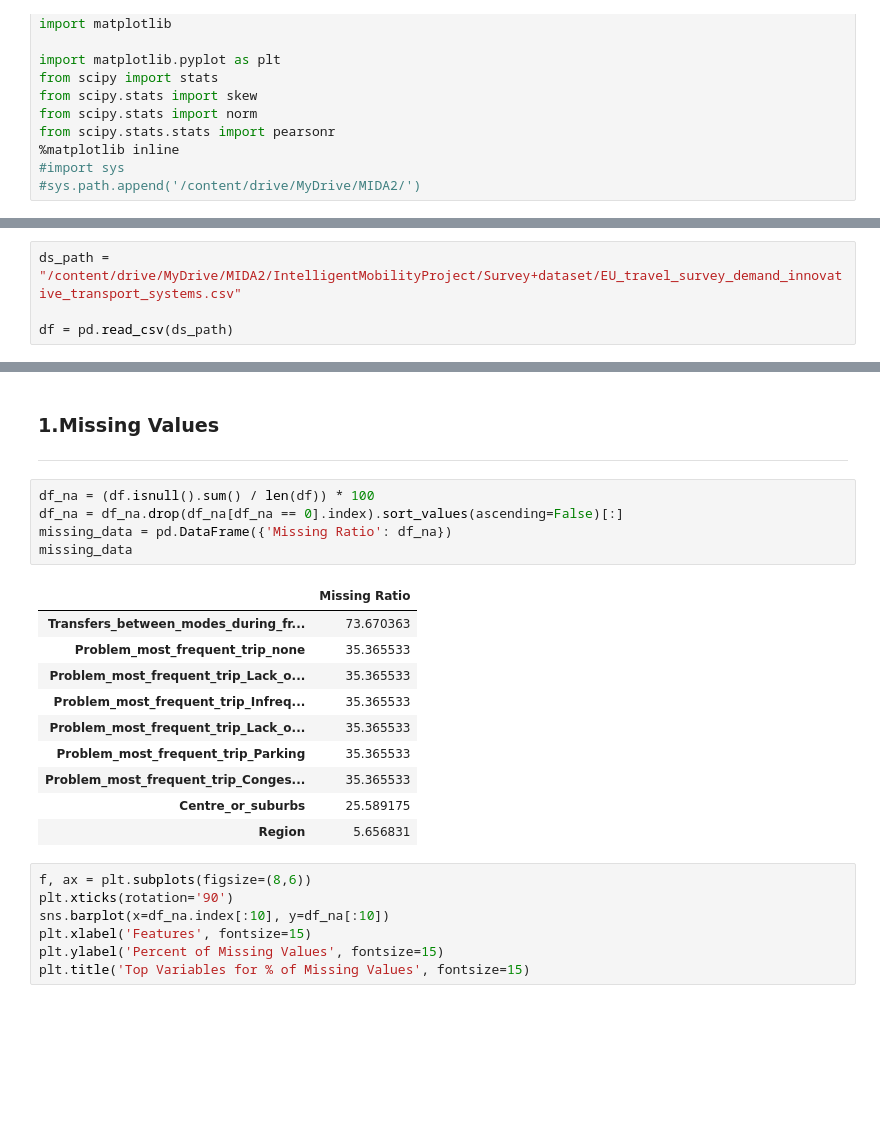
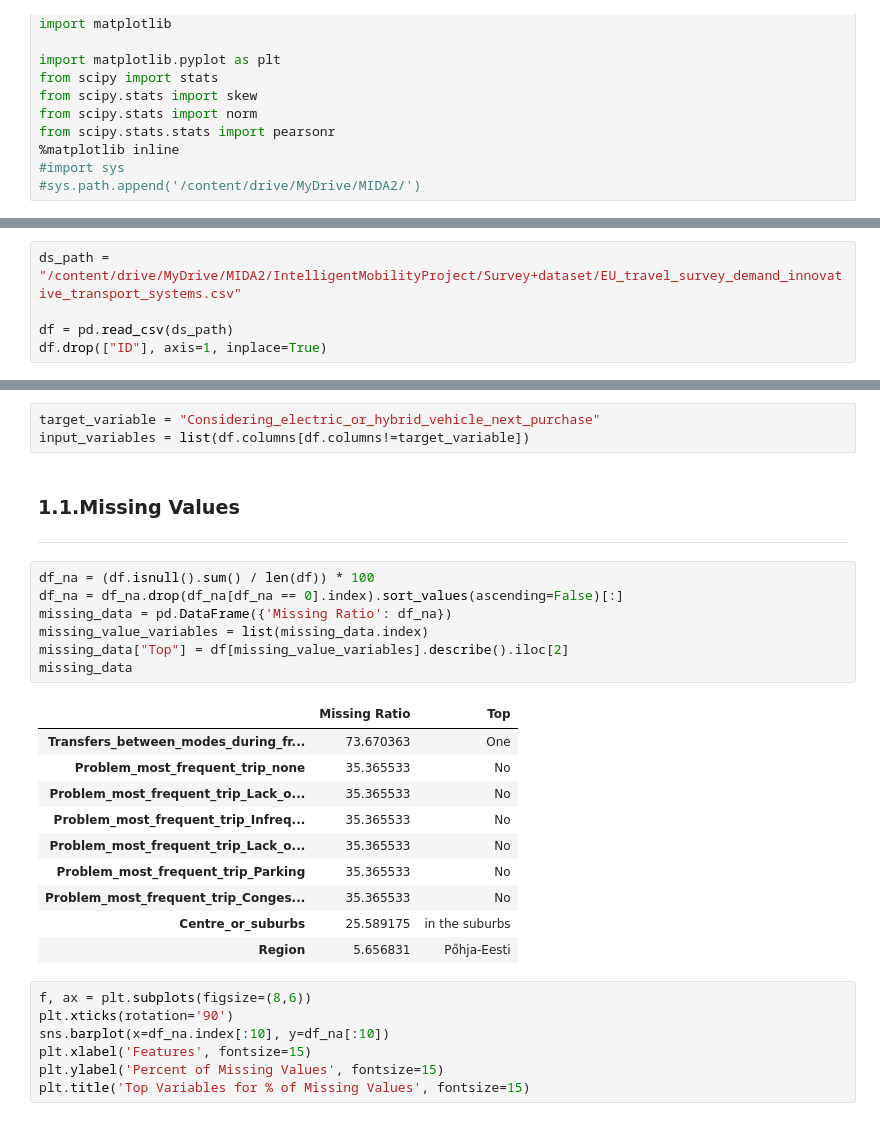
Before and after one commit to AndyHuang97/Intelligent-Mobility, a Jupyter notebook: Intelligent_Mobility.ipynb, the cells around one changed output, grey strips where cells are left out. Cells and saved outputs as stored; diff of their text form; blank space fills up the shorter version.

```diff
--- a/Intelligent_Mobility.ipynb
+++ b/Intelligent_Mobility.ipynb
@@ -28,3 +28,4 @@ from scipy.stats.stats import pearsonr
 ds_path = "/content/drive/MyDrive/MIDA2/IntelligentMobilityProject/Survey+dataset/EU_travel_survey_demand_innovative_transport_systems.csv"
 
 df = pd.read_csv(ds_path)
+df.drop(["ID"], axis=1, inplace=True)
@@ -87,22 +93,27 @@ We list the variables with their type:
+# %%
+target_variable = "Considering_electric_or_hybrid_vehicle_next_purchase"
+input_variables = list(df.columns[df.columns!=target_variable])
 # %% [markdown]
-### 1.Missing Values
+### 1.1.Missing Values
 ---
 # %%
 df_na = (df.isnull().sum() / len(df)) * 100
 df_na = df_na.drop(df_na[df_na == 0].index).sort_values(ascending=False)[:]
 missing_data = pd.DataFrame({'Missing Ratio': df_na})
+missing_value_variables = list(missing_data.index)
+missing_data["Top"] = df[missing_value_variables].describe().iloc[2]
 missing_data
 # %% [output]
-|  | Missing Ratio |
-| Transfers_between_modes_during_fr... | 73.670363 |
-| Problem_most_frequent_trip_none | 35.365533 |
-| Problem_most_frequent_trip_Lack_o... | 35.365533 |
-| Problem_most_frequent_trip_Infreq... | 35.365533 |
-| Problem_most_frequent_trip_Lack_o... | 35.365533 |
-| Problem_most_frequent_trip_Parking | 35.365533 |
-| Problem_most_frequent_trip_Conges... | 35.365533 |
-| Centre_or_suburbs | 25.589175 |
-| Region | 5.656831 |
+|  | Missing Ratio | Top |
+| Transfers_between_modes_during_fr... | 73.670363 | One |
+| Problem_most_frequent_trip_none | 35.365533 | No |
+| Problem_most_frequent_trip_Lack_o... | 35.365533 | No |
+| Problem_most_frequent_trip_Infreq... | 35.365533 | No |
+| Problem_most_frequent_trip_Lack_o... | 35.365533 | No |
+| Problem_most_frequent_trip_Parking | 35.365533 | No |
+| Problem_most_frequent_trip_Conges... | 35.365533 | No |
+| Centre_or_suburbs | 25.589175 | in the suburbs |
+| Region | 5.656831 | Pőhja-Eesti |
 # %%
 f, ax = plt.subplots(figsize=(8,6))
 plt.xticks(rotation='90')
```
Also changed, not shown: parts of 31 cells of this notebook.
